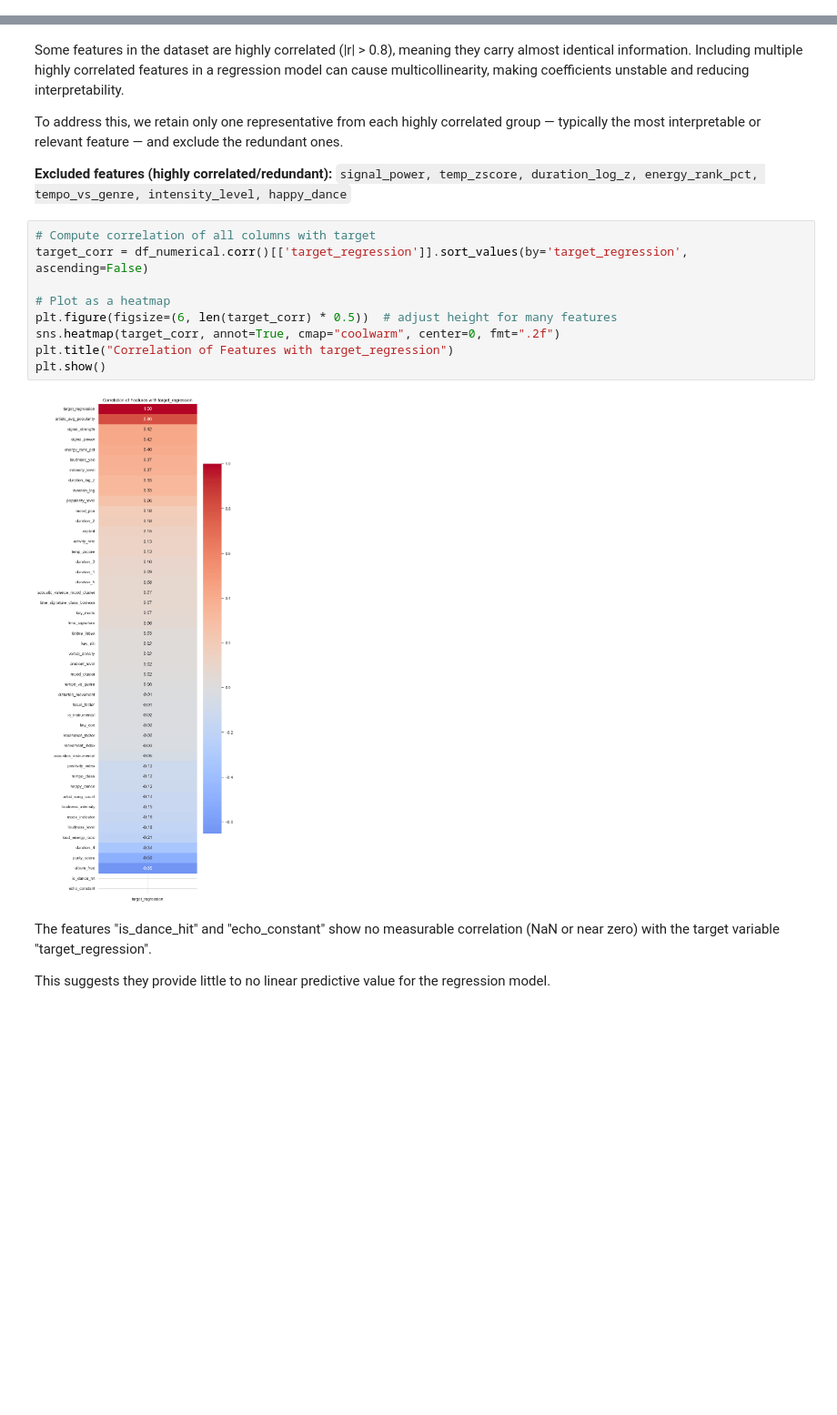
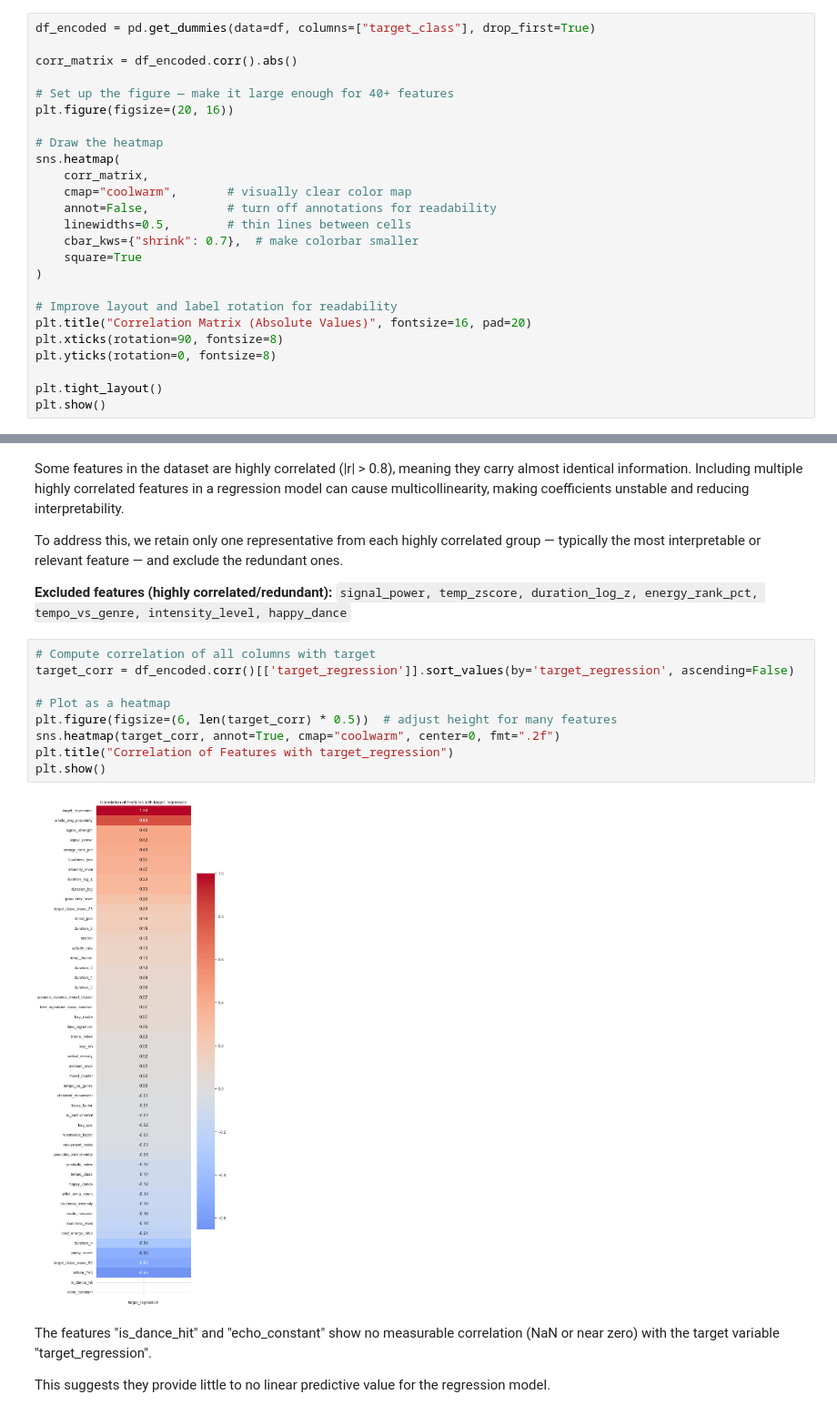
Before and after one commit to EnMiaoYe/APRAU_DEN_C_1211905_1211613_1030058, a Jupyter notebook: src/main.ipynb, the cells around one changed output, grey strips where cells are left out. Shown at 91% size. Drawn from its saved outputs; the diff is of its cells as text; blank space fills up the shorter version.

```diff
--- a/src/main.ipynb
+++ b/src/main.ipynb
@@ -186,3 +167,28 @@ plt.tight_layout()
 plt.show()
 # %% [output]
 [figure]
+# %%
+df_encoded = pd.get_dummies(data=df, columns=["target_class"], drop_first=True)
+
+corr_matrix = df_encoded.corr().abs()
+
+# Set up the figure — make it large enough for 40+ features
+plt.figure(figsize=(20, 16))
+
+# Draw the heatmap
+sns.heatmap(
+    corr_matrix,
+    cmap="coolwarm",       # visually clear color map
+    annot=False,           # turn off annotations for readability
+    linewidths=0.5,        # thin lines between cells
+    cbar_kws={"shrink": 0.7},  # make colorbar smaller
+    square=True
+)
+
+# Improve layout and label rotation for readability
+plt.title("Correlation Matrix (Absolute Values)", fontsize=16, pad=20)
+plt.xticks(rotation=90, fontsize=8)
+plt.yticks(rotation=0, fontsize=8)
+
+plt.tight_layout()
+plt.show()
@@ -237,15 +238,15 @@ To address this, we retain only one representative from each highly correlated g
 `signal_power, temp_zscore, duration_log_z, energy_rank_pct, tempo_vs_genre, intensity_level, happy_dance`
 # %%
 # Compute correlation of all columns with target
-target_corr = df_numerical.corr()[['target_regression']].sort_values(by='target_regression', ascending=False)
+target_corr = df_encoded.corr()[['target_regression']].sort_values(by='target_regression', ascending=False)
 
 # Plot as a heatmap
 plt.figure(figsize=(6, len(target_corr) * 0.5))  # adjust height for many features
 sns.heatmap(target_corr, annot=True, cmap="coolwarm", center=0, fmt=".2f")
 plt.title("Correlation of Features with target_regression")
 plt.show()
 # %% [output]
-[figure, old version]
+[figure, new version]
 # %% [markdown]
 The features "is_dance_hit" and "echo_constant" show no measurable correlation (NaN or near zero)
  with the target variable "target_regression".
```
Also changed, not shown: parts of 5 cells of this notebook, 3 other files.
